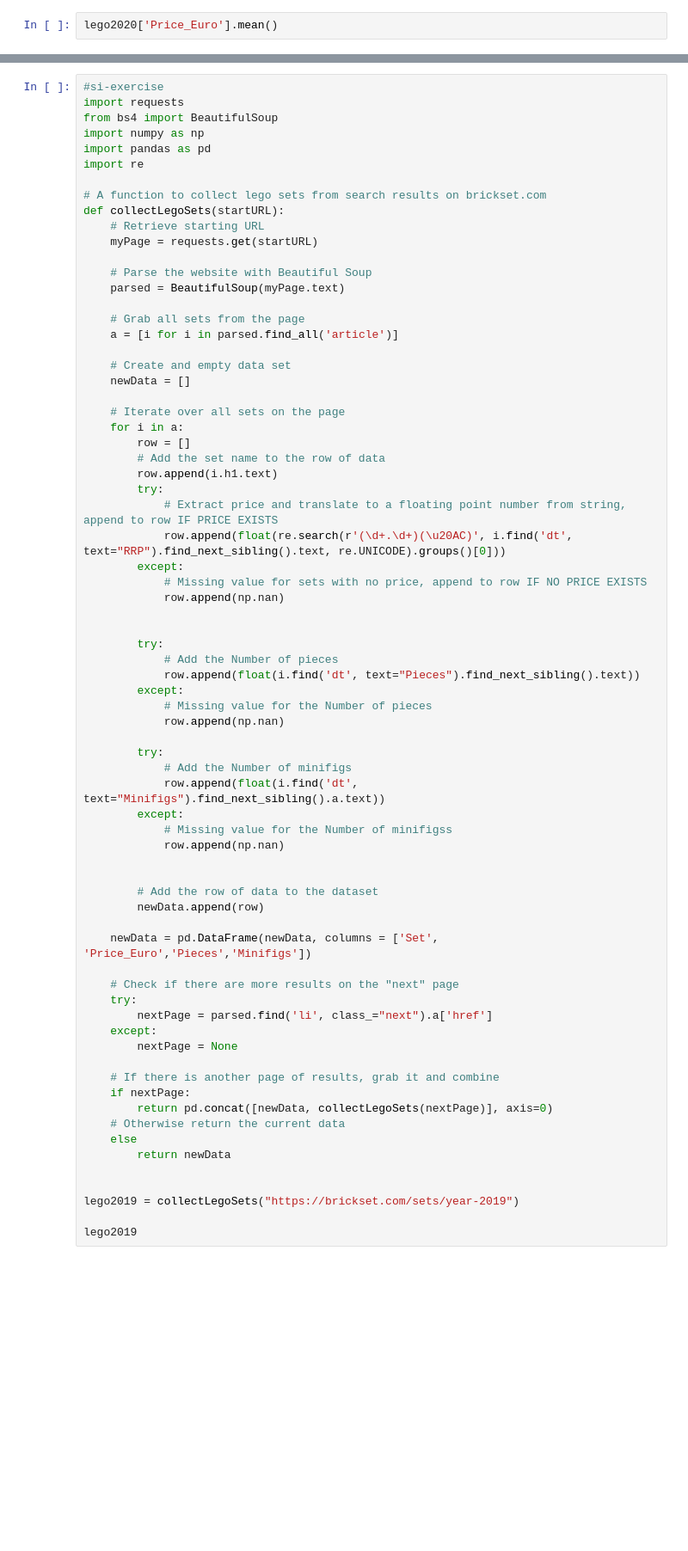
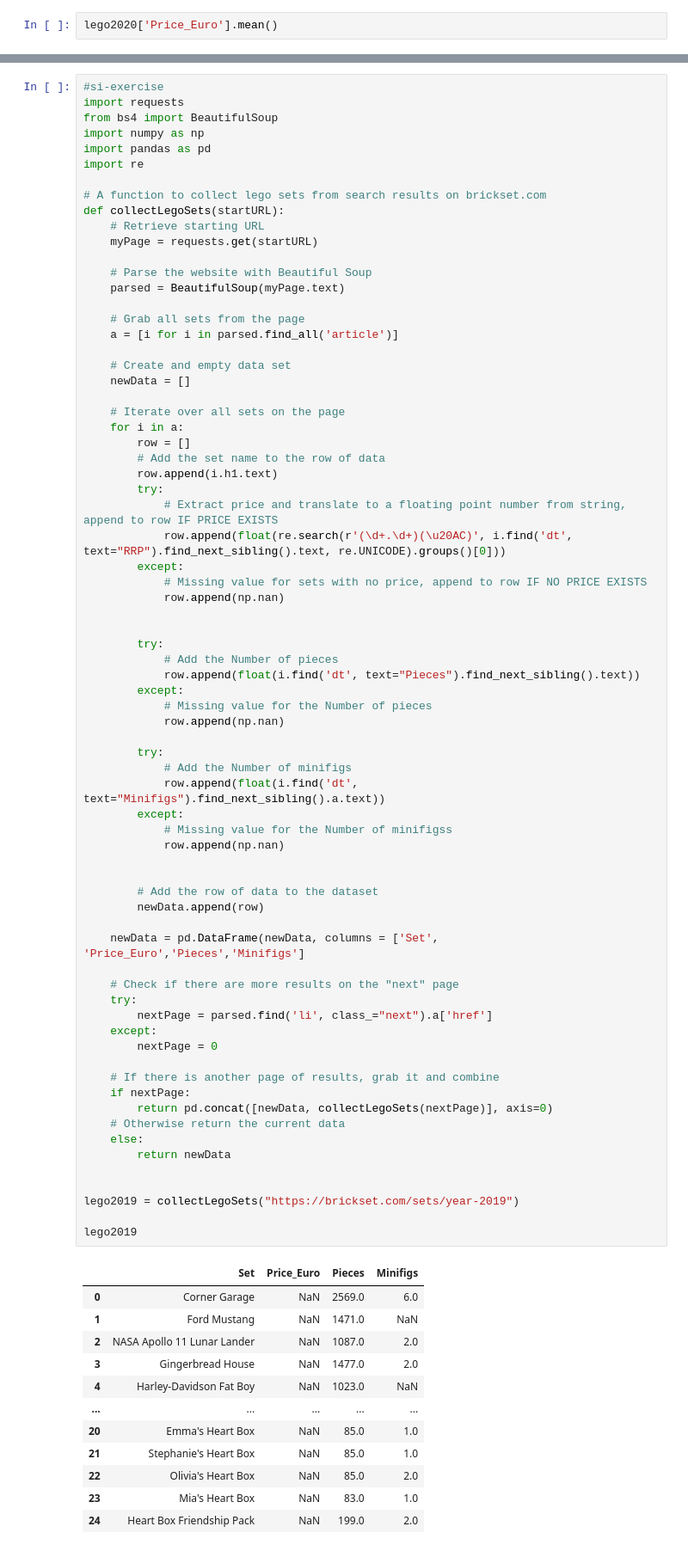
Before and after one commit to UNOBusinessForecasting/assignment-7-web-scraping-Muohaned, a Jupyter notebook: Lesson.ipynb, the cells around one changed output, grey strips where cells are left out. Shown: that part at 86% size. Saved outputs shown, nothing was run; the diff lists cells and outputs as text; blank space fills up the shorter version.

```diff
--- a/Lesson.ipynb
+++ b/Lesson.ipynb
@@ -1087,33 +1087,45 @@ def collectLegoSets(startURL):
             row.append(np.nan)
 
         try:
             # Add the Number of minifigs
             row.append(float(i.find('dt', text="Minifigs").find_next_sibling().a.text))
         except:
             # Missing value for the Number of minifigss
             row.append(np.nan)
 
 
         # Add the row of data to the dataset
         newData.append(row)
 
-    newData = pd.DataFrame(newData, columns = ['Set', 'Price_Euro','Pieces','Minifigs'])
+    newData = pd.DataFrame(newData, columns = ['Set', 'Price_Euro','Pieces','Minifigs']
 
     # Check if there are more results on the "next" page
     try:
         nextPage = parsed.find('li', class_="next").a['href']
     except:
-        nextPage = None
+        nextPage = 0
 
     # If there is another page of results, grab it and combine
     if nextPage:
         return pd.concat([newData, collectLegoSets(nextPage)], axis=0)
     # Otherwise return the current data
-    else
+    else:
         return newData
 
 
 lego2019 = collectLegoSets("https://brickset.com/sets/year-2019")
 
 lego2019
 # %% [output]
+|  | Set | Price_Euro | Pieces | Minifigs |
+| 0 | Corner Garage | NaN | 2569.0 | 6.0 |
+| 1 | Ford Mustang | NaN | 1471.0 | NaN |
+| 2 | NASA Apollo 11 Lunar Lander | NaN | 1087.0 | 2.0 |
+| 3 | Gingerbread House | NaN | 1477.0 | 2.0 |
+| 4 | Harley-Davidson Fat Boy | NaN | 1023.0 | NaN |
+| ... | ... | ... | ... | ... |
+| 20 | Emma's Heart Box | NaN | 85.0 | 1.0 |
+| 21 | Stephanie's Heart Box | NaN | 85.0 | 1.0 |
+| 22 | Olivia's Heart Box | NaN | 85.0 | 2.0 |
+| 23 | Mia's Heart Box | NaN | 83.0 | 1.0 |
+| 24 | Heart Box Friendship Pack | NaN | 199.0 | 2.0 |
```
Also changed, not shown: parts of 1 cell of this notebook.
